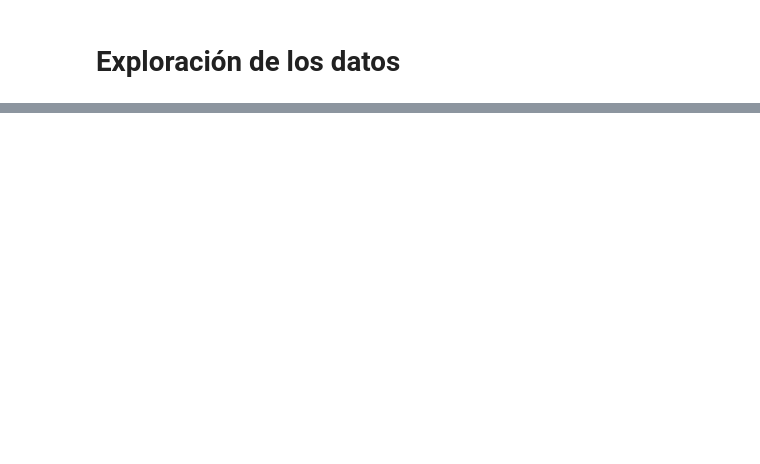
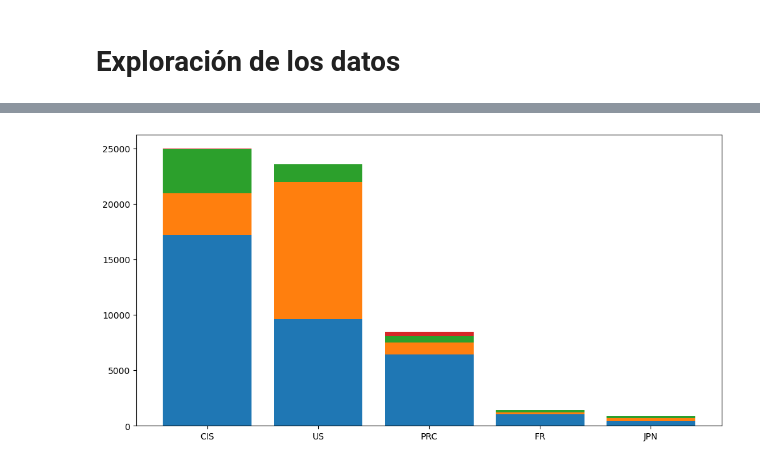
Before and after one commit to ramirobarone/space_debris_diplo_mentoria, a Jupyter notebook: notebooks/eda.ipynb, the cells around one changed output, grey strips where cells are left out. Drawn from its saved outputs; the diff is of its cells as text; code cells hidden in the pictures; blank space fills up the shorter version.

```diff
--- a/notebooks/eda.ipynb
+++ b/notebooks/eda.ipynb
@@ -98,0 +156,26 @@ array(['Commercial', 'Civil', 'Government', 'Military',
+# %%
+grouped = df.groupby(["COUNTRY", "OBJECT_TYPE"]).size().unstack(fill_value=0)
+
+# Seleccionar los países con más objetos totales
+top_countries = grouped.sum(axis=1).sort_values(ascending=False).head(5)
+
+# Filtrar el DataFrame original con los 10 países principales
+grouped_top = grouped.loc[top_countries.index]
+
+# Crear gráfico de barras apiladas
+plt.figure(figsize=(12, 6))
+
+bottom = None
+for object_type in grouped_top.columns:
+    plt.bar(
+        grouped_top.index,
+        grouped_top[object_type],
+        bottom=bottom,
+        label=object_type
+    )
+    if bottom is None:
+        bottom = grouped_top[object_type]
+    else:
+        bottom += grouped_top[object_type]
+# %% [output]
+[figure, added]
```
Also changed, not shown: parts of 22 cells of this notebook, 3 other files.
